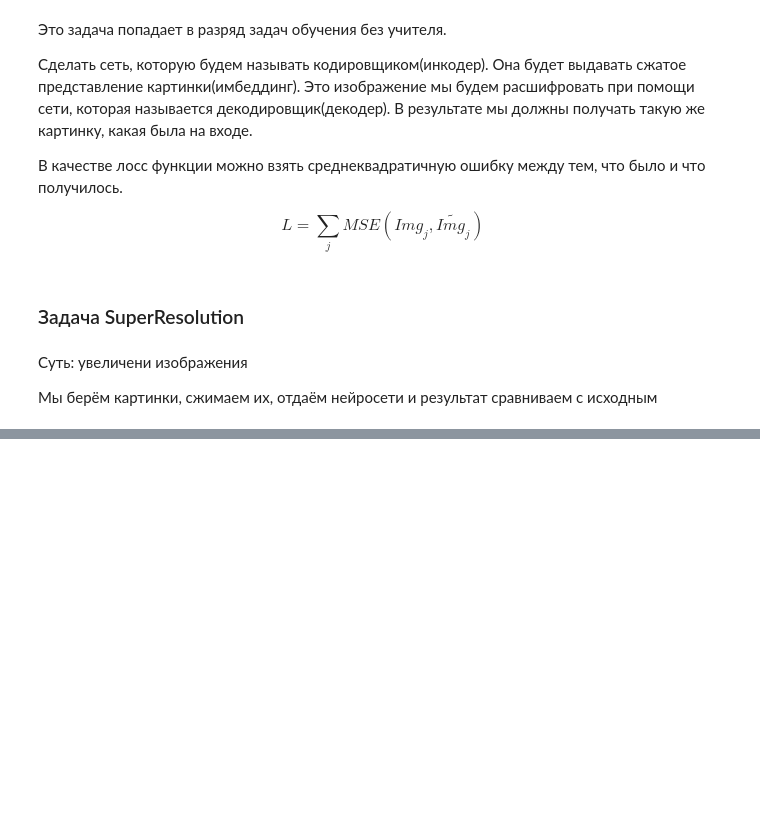
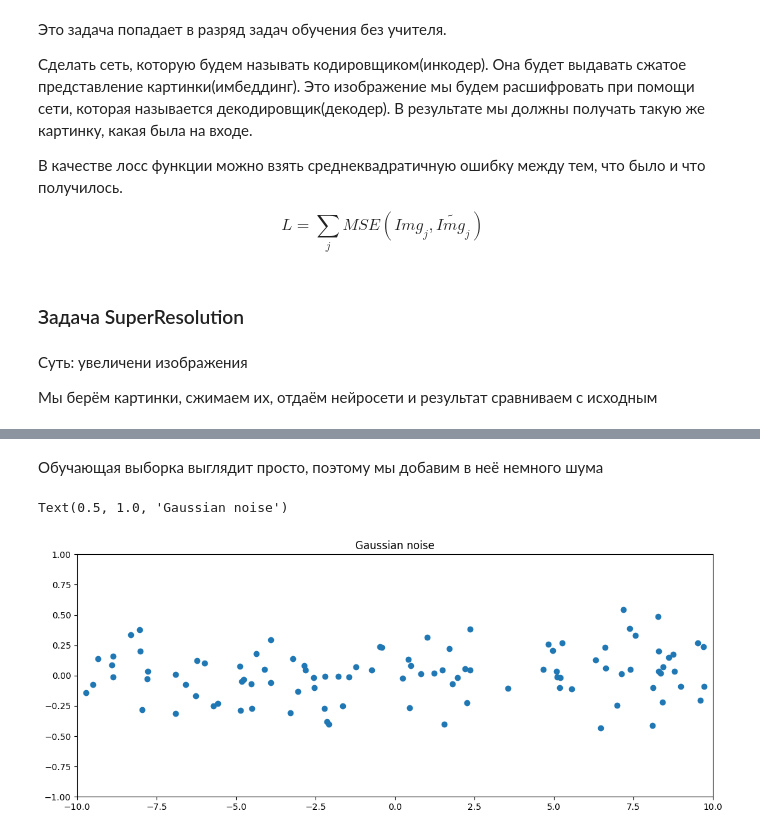
Before and after one commit to KORALLLL/summer_practice, a Jupyter notebook: notebooks/neural_networks_and_computer_vision.ipynb, the cells around one changed output, grey strips where cells are left out. Drawn from its saved outputs; the diff is of its cells as text; code cells hidden in the pictures; blank space fills up the shorter version.

```diff
--- a/notebooks/neural_networks_and_computer_vision.ipynb
+++ b/notebooks/neural_networks_and_computer_vision.ipynb
@@ -859,0 +880,10 @@ Cуть: увеличени изображения
+# %% [markdown]
+Обучающая выборка выглядит просто, поэтому мы добавим в неё немного шума
+# %%
+noise = torch.randn(y_train.shape) / 5 #генерация из нормального распределения
+plt.plot(x_train.numpy(), noise.numpy(), 'o')
+plt.axis([-10, 10, -1, 1]) #задаём максимальная и минимальные значения осей по иксу и игреку
+plt.title('Gaussian noise')
+# %% [output]
+Text(0.5, 1.0, 'Gaussian noise')
+[figure, added]
```
Also changed, not shown: parts of 32 cells of this notebook.
